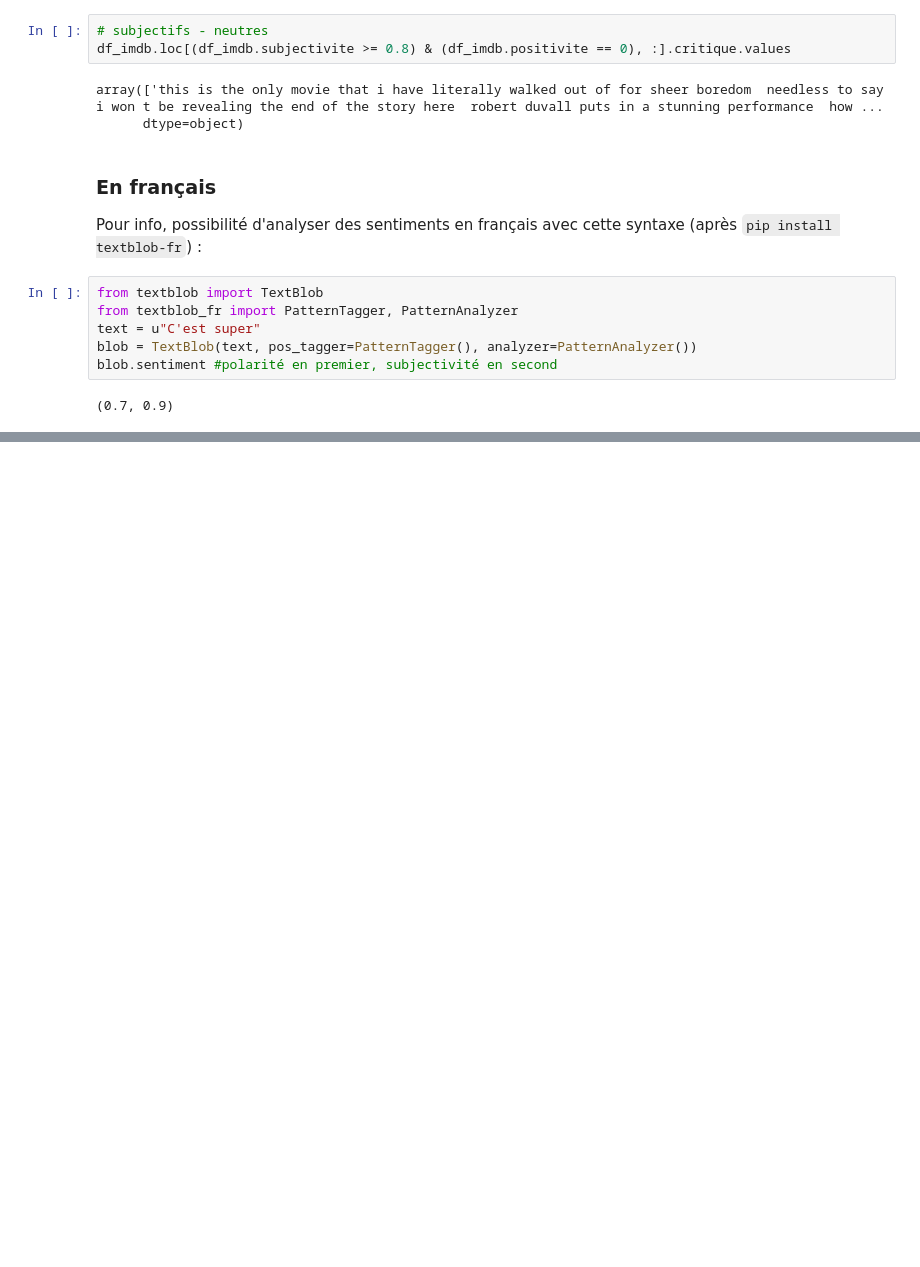
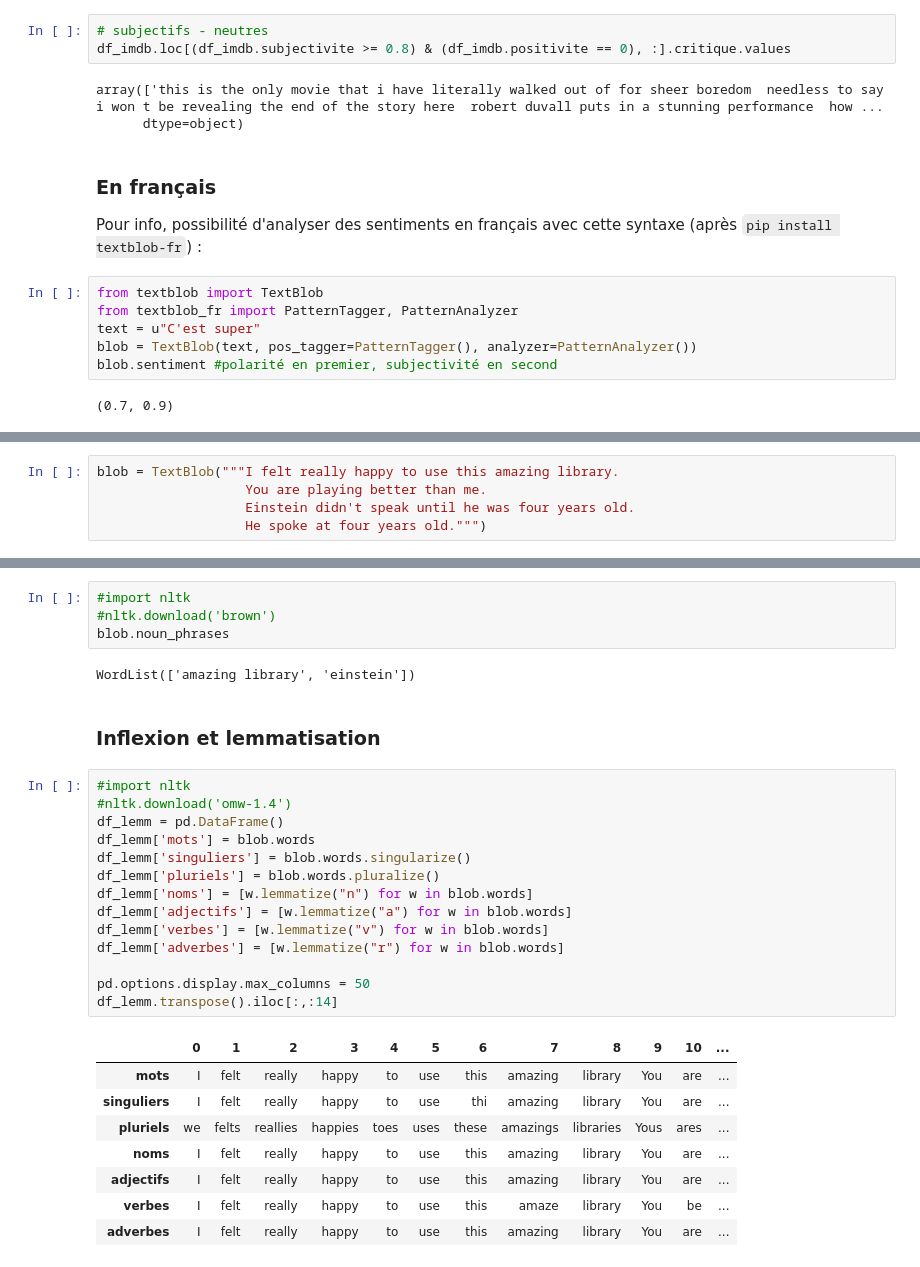
Before and after one commit to louiskuhn/IA-P2-Euskadi, a Jupyter notebook: Ressources/Machine Learning/NLP/4. NLP_analyse_sentiments.ipynb, the cells around one changed output, grey strips where cells are left out. Drawn from its saved outputs; the diff is of its cells as text; blank space fills up the shorter version.

```diff
--- a/Ressources/Machine Learning/NLP/4. NLP_analyse_sentiments.ipynb
+++ b/Ressources/Machine Learning/NLP/4. NLP_analyse_sentiments.ipynb
@@ -251,0 +260,5 @@ blob.sentiment #polarité en premier, subjectivité en second
+# %%
+blob = TextBlob("""I felt really happy to use this amazing library.
+                   You are playing better than me.
+                   Einstein didn't speak until he was four years old.
+                   He spoke at four years old.""")
@@ -251,0 +287,31 @@ blob.sentiment #polarité en premier, subjectivité en second
+# %%
+#import nltk
+#nltk.download('brown')
+blob.noun_phrases
+# %% [output]
+WordList(['amazing library', 'einstein'])
+# %% [markdown]
+### Inflexion et lemmatisation
+# %%
+#import nltk
+#nltk.download('omw-1.4')
+df_lemm = pd.DataFrame()
+df_lemm['mots'] = blob.words
+df_lemm['singuliers'] = blob.words.singularize()
+df_lemm['pluriels'] = blob.words.pluralize()
+df_lemm['noms'] = [w.lemmatize("n") for w in blob.words]
+df_lemm['adjectifs'] = [w.lemmatize("a") for w in blob.words]
+df_lemm['verbes'] = [w.lemmatize("v") for w in blob.words]
+df_lemm['adverbes'] = [w.lemmatize("r") for w in blob.words]
+
+pd.options.display.max_columns = 50
+df_lemm.transpose().iloc[:,:14]
+# %% [output]
+|  | 0 | 1 | 2 | 3 | 4 | 5 | 6 | 7 | 8 | 9 | 10 | ... |
+| mots | I | felt | really | happy | to | use | this | amazing | library | You | are | ... |
+| singuliers | I | felt | really | happy | to | use | thi | amazing | library | You | are | ... |
+| pluriels | we | felts | reallies | happies | toes | uses | these | amazings | libraries | Yous | ares | ... |
+| noms | I | felt | really | happy | to | use | this | amazing | library | You | are | ... |
+| adjectifs | I | felt | really | happy | to | use | this | amazing | library | You | are | ... |
+| verbes | I | felt | really | happy | to | use | this | amaze | library | You | be | ... |
+| adverbes | I | felt | really | happy | to | use | this | amazing | library | You | are | ... |
```
Also changed, not shown: parts of 8 cells of this notebook, 5 other files.
